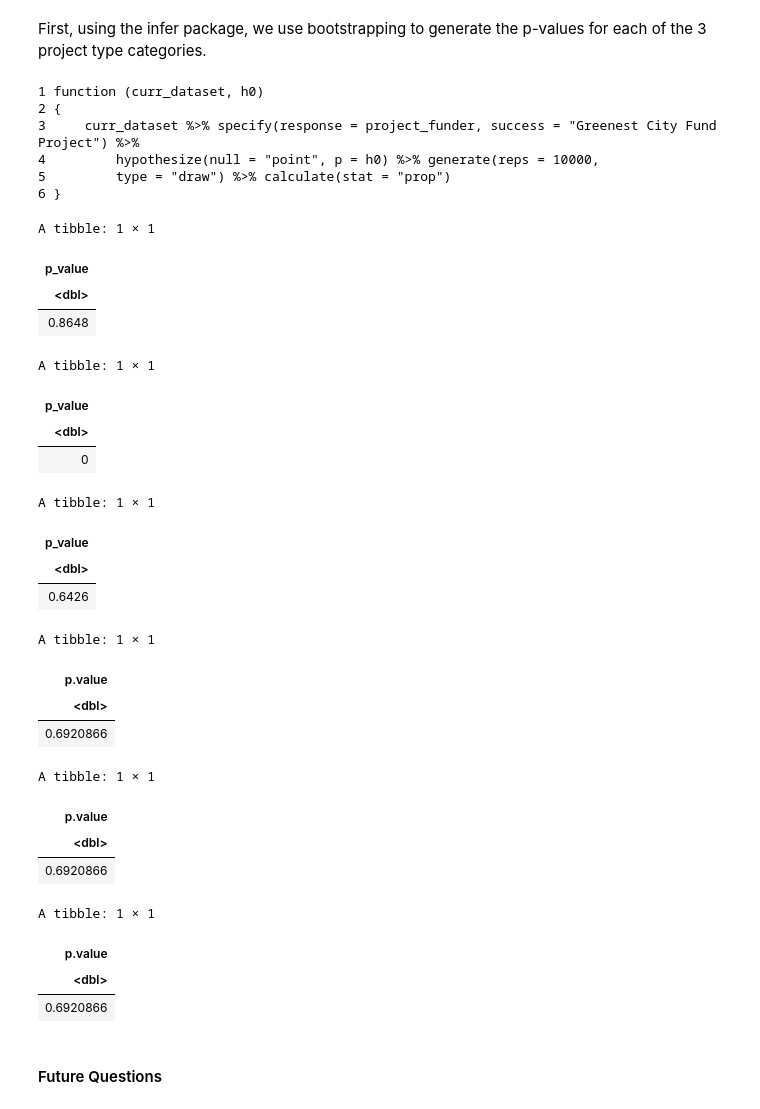
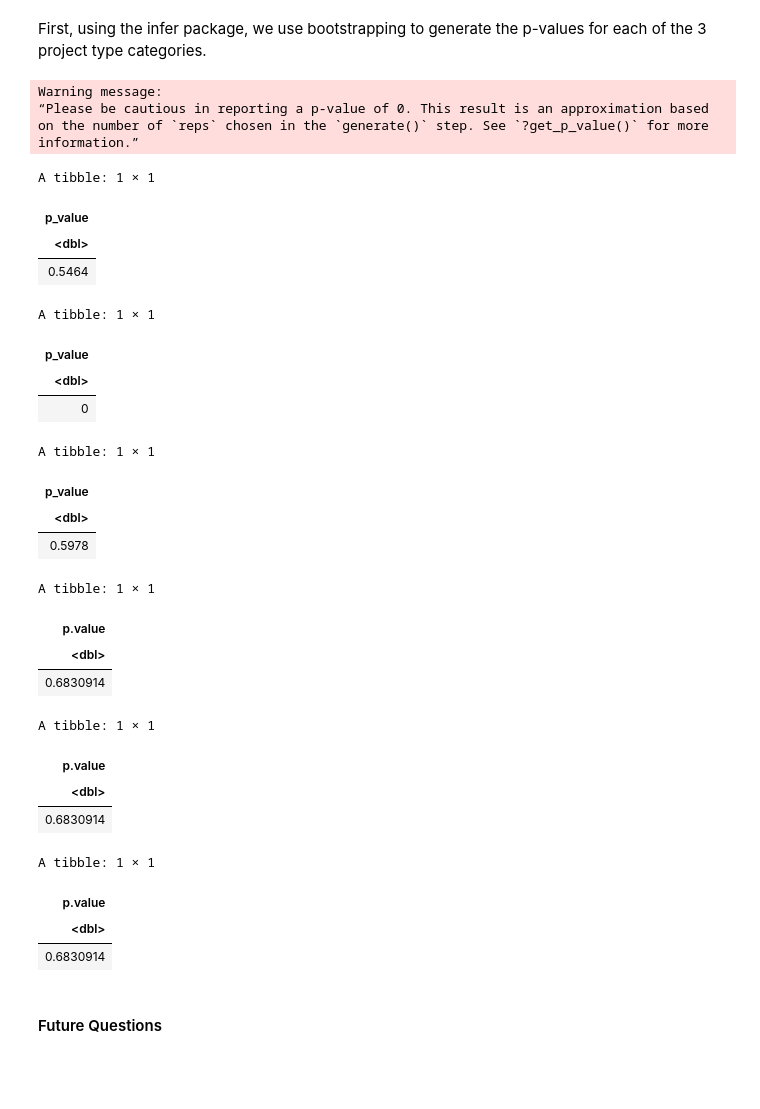
Before and after one commit to ayushtvora/stat-201-project, a Jupyter notebook: report.ipynb, the cells around one changed output. Drawn from its saved outputs; the diff is of its cells as text; code cells hidden in the pictures; blank space fills up the shorter version.

Commit message:
changed t test to z test

```diff
--- a/report.ipynb
+++ b/report.ipynb
@@ -226,56 +241,39 @@ First, using the infer package, we use bootstrapping to generate the p-values fo
 # %%
 set.seed(12345)
 ## Step 4a: Use Bootstrapping Infer Package
 
 ## Doing it using means intead of props beacuse piazza isnt replying and idk what im doing
-#get_bs <- function(dataset, h0) {
-#    dataset |>
-#    mutate(is_green_city = as.integer(project_funder == "Greenest City Fund Project")) |>
-#    specify(response = is_green_city) |>
-#    hypothesize(null = "point", mu = h0) |>
-#    generate(reps = 10000, type = "bootstrap") |>
-#    calculate(stat = "mean")
-#}
-
-get_bs <- function(curr_dataset, h0) {
-    curr_dataset %>%
-    specify(response = project_funder, success = "Greenest City Fund Project") %>%
-    hypothesize(null = "point", p = h0) %>%
-    generate(reps = 10000, type = "draw") %>%
-    calculate(stat = "prop")
-    }
-
-head(get_bs)
+get_bs <- function(dataset, h0) {
+   dataset |>
+   mutate(is_green_city = as.integer(project_funder == "Greenest City Fund Project")) |>
+   specify(response = is_green_city) |>
+   hypothesize(null = "point", mu = h0) |>
+   generate(reps = 10000, type = "bootstrap") |>
+   calculate(stat = "mean")
+}
 
 get_pval_bs <- function(bs, phat) {
     get_p_value(bs, obs_stat = phat, direction = "two-sided")
 }
 
+access_to_nature_bs <- get_bs(access_to_nature_data, 0.5)
+lighter_footprint_bs <- get_bs(lighter_footprint_data, 0.5)
+local_food_bs <- get_bs(local_food_data, 0.5)
 
-access_to_nature_bs <- get_bs(access_to_nature_data, access_to_nature_phat)
-lighter_footprint_bs <- get_bs(lighter_footprint_data, lighter_footprint_phat)
-local_food_bs <- get_bs(local_food_data, local_food_phat)
-
-
-#!!! WORKING ON THIS
-#access_to_nature_pval_bs <- get_pval_bs(access_to_nature_bs, access_to_nature_phat)
-#lighter_footprint_pval_bs <- get_pval_bs(lighter_footprint_bs, lighter_footprint_phat)
-#local_food_pval_bs <- get_pval_bs(local_food_bs, local_food_phat)
+access_to_nature_pval_bs <- get_pval_bs(access_to_nature_bs, access_to_nature_phat)
+lighter_footprint_pval_bs <- get_pval_bs(lighter_footprint_bs, lighter_footprint_phat)
+local_food_pval_bs <- get_pval_bs(local_food_bs, local_food_phat)
 
 access_to_nature_pval_bs
 lighter_footprint_pval_bs
 local_food_pval_bs
 # %% [output]
-1 function (curr_dataset, h0)
-2 {
-3     curr_dataset %>% specify(response = project_funder, success = "Greenest City Fund Project") %>%
-4         hypothesize(null = "point", p = h0) %>% generate(reps = 10000,
-5         type = "draw") %>% calculate(stat = "prop")
-6 }
+Warning message:
+“Please be cautious in reporting a p-value of 0. This result is an approximation based on the number of `reps` chosen in the `generate()` step. See `?get_p_value()` for more information.”
 A tibble: 1 × 1
 | p_value |
 | <dbl> |
-| 0.8648 |
+| 0.5464 |
 A tibble: 1 × 1
 | p_value |
 | <dbl> |
@@ -283,7 +281,7 @@ A tibble: 1 × 1
 A tibble: 1 × 1
 | p_value |
 | <dbl> |
-| 0.6426 |
+| 0.5978 |
 # %%
 ## Visualizing the p value with the Bootstrap Sampling Distribution
 get_viz_bs <- function(bs_data, phat) {
@@ -305,11 +303,15 @@ local_food_viz_bs <- get_viz_bs(local_food_bs, local_food_phat)
 # %%
 ## Step 4: Repeating Process using T-Test
 ## The reason for using T-Test is because the sample size is somewhat small, so a T-distribution would be more accurate.
-get_as <- function(dataset, h0) {
-    tidy(t.test(
-        x = dataset$project_funder == "Greenest City Fund Project",
-        mu = h0,
-        alternative = "two.sided"))
+
+get_as <- function(dataset, p0) {
+    tidy(prop.test(
+		x = sum(dataset$project_funder == "Greenest City Fund Project"), # number of success
+		n = nrow(dataset), # number of trials
+		p = p0, # the value of p0
+		alternative = "two.sided", # the alternative hypothesis. Can also be "less", "greater"
+		conf.level = 0.95, # the desired confidence level
+		correct = FALSE))
 }
 
 get_pval_as <- function(data_as) {
@@ -333,15 +335,15 @@ local_food_pval_as
 A tibble: 1 × 1
 | p.value |
 | <dbl> |
-| 0.6920866 |
+| 0.6830914 |
 A tibble: 1 × 1
 | p.value |
 | <dbl> |
-| 0.6920866 |
+| 0.6830914 |
 A tibble: 1 × 1
 | p.value |
 | <dbl> |
-| 0.6920866 |
+| 0.6830914 |
 # %% [markdown]
 #### Future Questions
 # %% [markdown]
```
Also changed, not shown: parts of 1 cell of this notebook.
